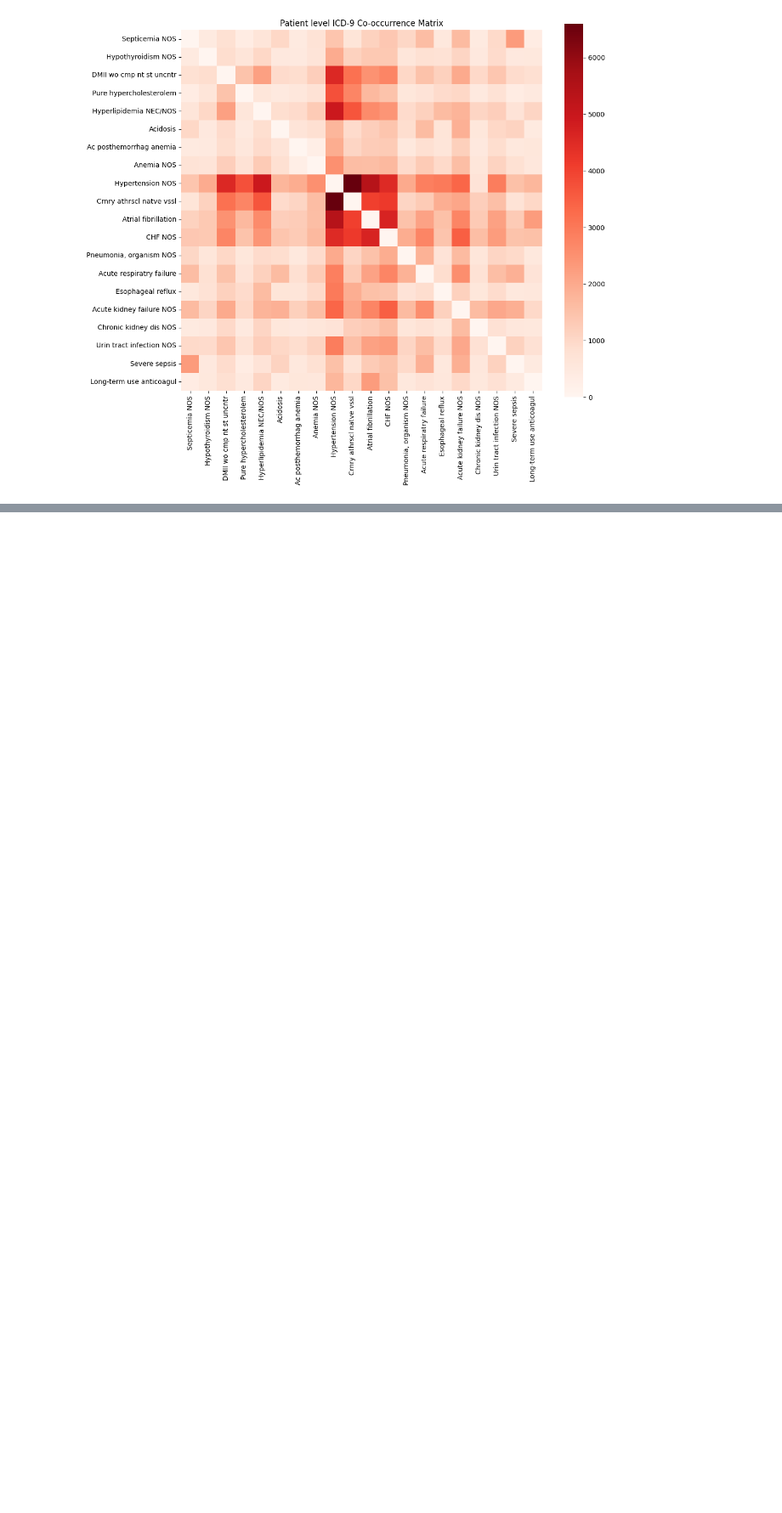
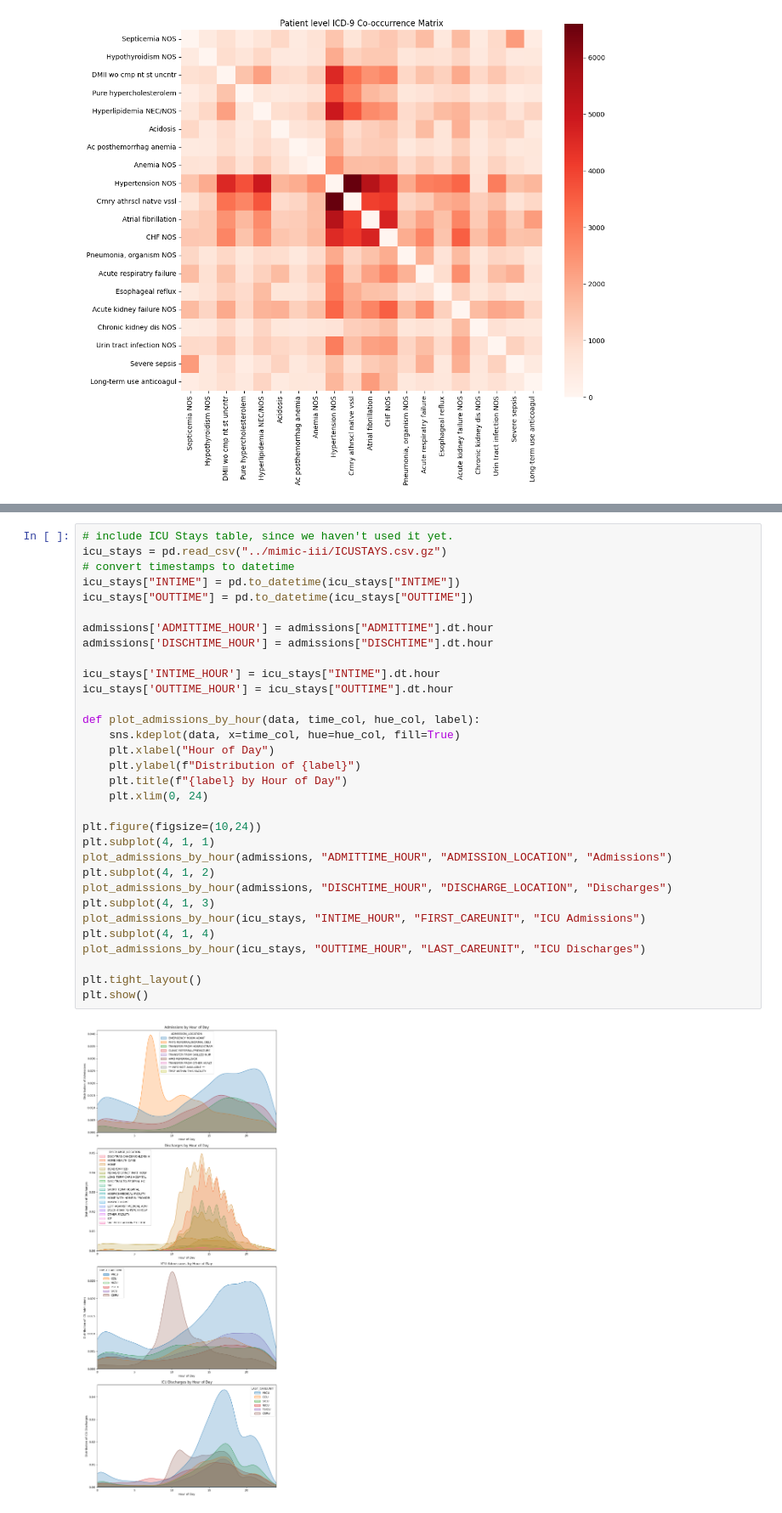
Before and after one commit to schwiet/msai-54315-ai-for-healthcare, a Jupyter notebook: assignment-1-mimic-visualization/54315-assignment-1-mimic-visualization.ipynb, the cells around one changed output, grey strips where cells are left out. Shown at 85% size. Cells and saved outputs as stored; diff of their text form; blank space fills up the shorter version.

Commit message:
visualization 5 done

```diff
--- a/assignment-1-mimic-visualization/54315-assignment-1-mimic-visualization.ipynb
+++ b/assignment-1-mimic-visualization/54315-assignment-1-mimic-visualization.ipynb
@@ -269,0 +274,34 @@ plot_comorbidity_matrix(patient_mtx_full, "Patient")
+# %%
+# include ICU Stays table, since we haven't used it yet.
+icu_stays = pd.read_csv("../mimic-iii/ICUSTAYS.csv.gz")
+# convert timestamps to datetime
+icu_stays["INTIME"] = pd.to_datetime(icu_stays["INTIME"])
+icu_stays["OUTTIME"] = pd.to_datetime(icu_stays["OUTTIME"])
+
+admissions['ADMITTIME_HOUR'] = admissions["ADMITTIME"].dt.hour
+admissions['DISCHTIME_HOUR'] = admissions["DISCHTIME"].dt.hour
+
+icu_stays['INTIME_HOUR'] = icu_stays["INTIME"].dt.hour
+icu_stays['OUTTIME_HOUR'] = icu_stays["OUTTIME"].dt.hour
+
+def plot_admissions_by_hour(data, time_col, hue_col, label):
+    sns.kdeplot(data, x=time_col, hue=hue_col, fill=True)
+    plt.xlabel("Hour of Day")
+    plt.ylabel(f"Distribution of {label}")
+    plt.title(f"{label} by Hour of Day")
+    plt.xlim(0, 24)
+
+plt.figure(figsize=(10,24))
+plt.subplot(4, 1, 1)
+plot_admissions_by_hour(admissions, "ADMITTIME_HOUR", "ADMISSION_LOCATION", "Admissions")
+plt.subplot(4, 1, 2)
+plot_admissions_by_hour(admissions, "DISCHTIME_HOUR", "DISCHARGE_LOCATION", "Discharges")
+plt.subplot(4, 1, 3)
+plot_admissions_by_hour(icu_stays, "INTIME_HOUR", "FIRST_CAREUNIT", "ICU Admissions")
+plt.subplot(4, 1, 4)
+plot_admissions_by_hour(icu_stays, "OUTTIME_HOUR", "LAST_CAREUNIT", "ICU Discharges")
+
+plt.tight_layout()
+plt.show()
+# %% [output]
+[figure, added]
```
Also changed, not shown: parts of 1 cell of this notebook, 1 other file.
